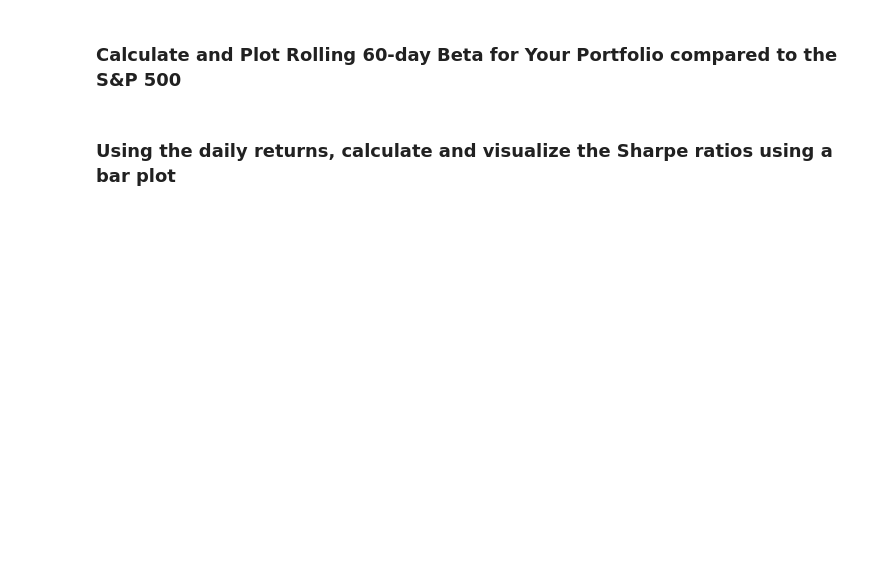
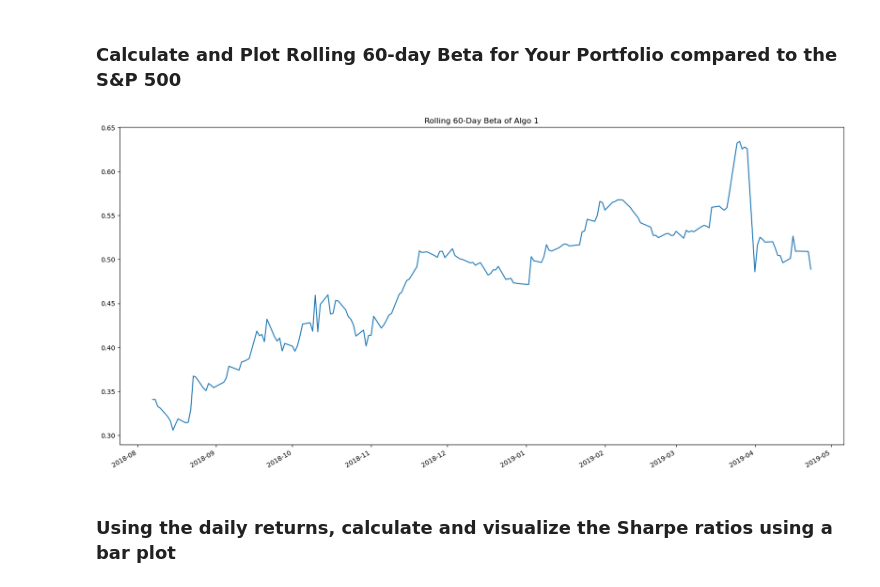
Before and after one commit to Dobinhom/Home-Work-4, a Jupyter notebook: whale_analysis.ipynb, the cells around one changed output. Saved outputs shown, nothing was run; the diff lists cells and outputs as text; code cells hidden in the pictures; blank space fills up the shorter version.

```diff
--- a/whale_analysis.ipynb
+++ b/whale_analysis.ipynb
@@ -394,2 +469,16 @@ weights = [1/3, 1/3, 1/3]
+# %%
+# Calculate and plot Beta
+combined_covariance = new_combined['AAPL'].rolling(window=60).cov(new_combined['sp500_returns'])
+combined_covariance
+# Calculate variance of S&P 500
+new_variance = new_combined['sp500_returns'].rolling(60).var()
+
+# Computing beta
+new_beta = combined_covariance/new_variance
+
+# Plot beta trend
+beta_fig = new_beta.plot(figsize=(20, 10), title='Rolling 60-Day Beta of Algo 1')
+# %% [output]
+[figure, added]
 # %% [markdown]
 ### Using the daily returns, calculate and visualize the Sharpe ratios using a bar plot
```
Also changed, not shown: parts of 15 cells of this notebook.
